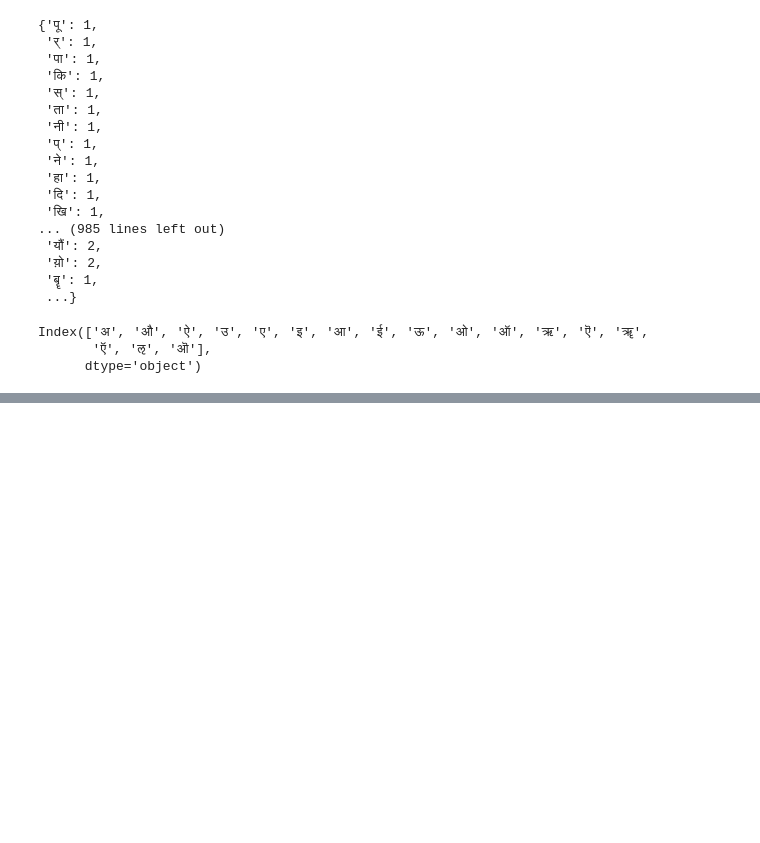
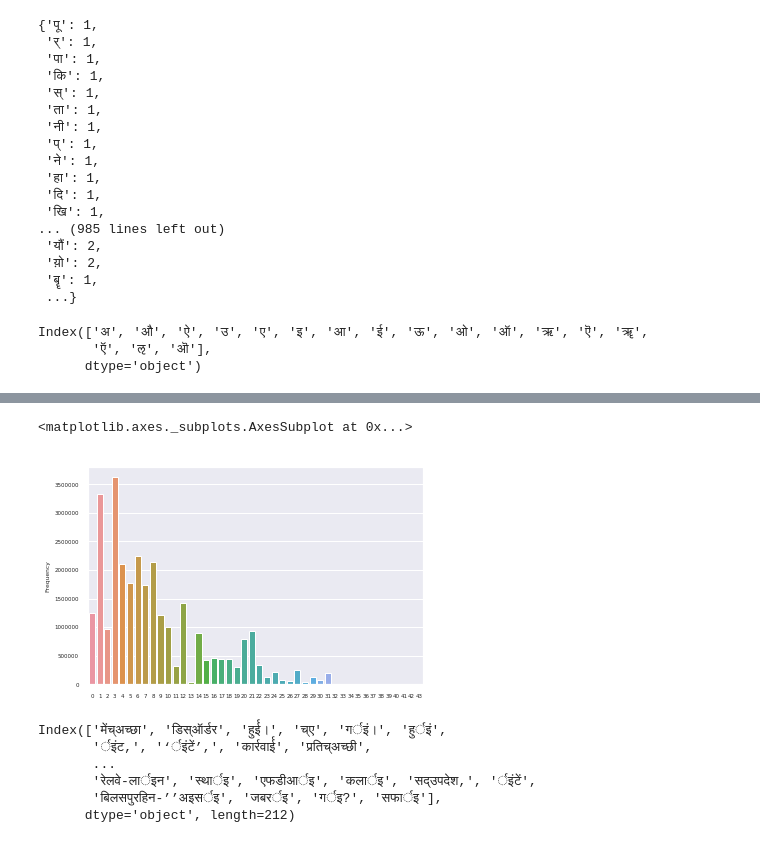
Before and after one commit to ayush1120/OLAM, a Jupyter notebook: datagen/Analysis.ipynb, the cells around one changed output, grey strips where cells are left out. Saved outputs shown, nothing was run; the diff lists cells and outputs as text; code cells hidden in the pictures; blank space fills up the shorter version.

```diff
--- a/datagen/Analysis.ipynb
+++ b/datagen/Analysis.ipynb
@@ -606,0 +568,6 @@ AttributeError: 'list' object has no attribute 'set_fontproperties'
+# %%
+df2=pd.DataFrame.from_dict(dictionary_consonant, orient='index',columns=[ 'Frequency'])
+print(df2.index)
+df2.to_csv('consonant_freq.csv',index = True)
+Data2 = pd.read_csv(r"/Users/shivanitripathi/Documents/study material/DS/OLAM/datagen/consonant_freq.csv")
+Data2
@@ -606,0 +597,18 @@ AttributeError: 'list' object has no attribute 'set_fontproperties'
+# %%
+sns.set(font="Meiryo",font_scale=0.5)
+sns.barplot(y='Frequency',x=Data2.index,data=Data2.iloc[0:1500,:])
+# %% [output]
+<matplotlib.axes._subplots.AxesSubplot at 0x...>
+[figure, added]
+# %%
+df3=pd.DataFrame.from_dict(words_with_half_consonant_following_vowel, orient='index',columns=[ 'Frequency'])
+print(df3.index)
+df3=df3.sort_values(by=['Frequency'],ascending=False)
+df3.to_csv('half_cononant_vowel.csv',index = True)
+# %% [output]
+Index(['मेंच्अच्छा', 'डिस्ऑर्डर', 'हुर्ई।', 'च्ए', 'गर्इं।', 'हुर्इं',
+       'र्इंट,', '‘र्इंटें’,', 'कार्रवार्ई', 'प्रतिच्अच्छी',
+       ...
+       'रेलवे-लार्इन', 'स्थार्इ', 'एफडीआर्इ', 'कलार्इ', 'सद्उपदेश,', 'र्इंटें',
+       'बिलसपुरहिन-’’अइसर्इ', 'जबरर्इ', 'गर्इ?', 'सफार्इ'],
+      dtype='object', length=212)
```
Also changed, not shown: parts of 32 cells of this notebook, 27 other files.
